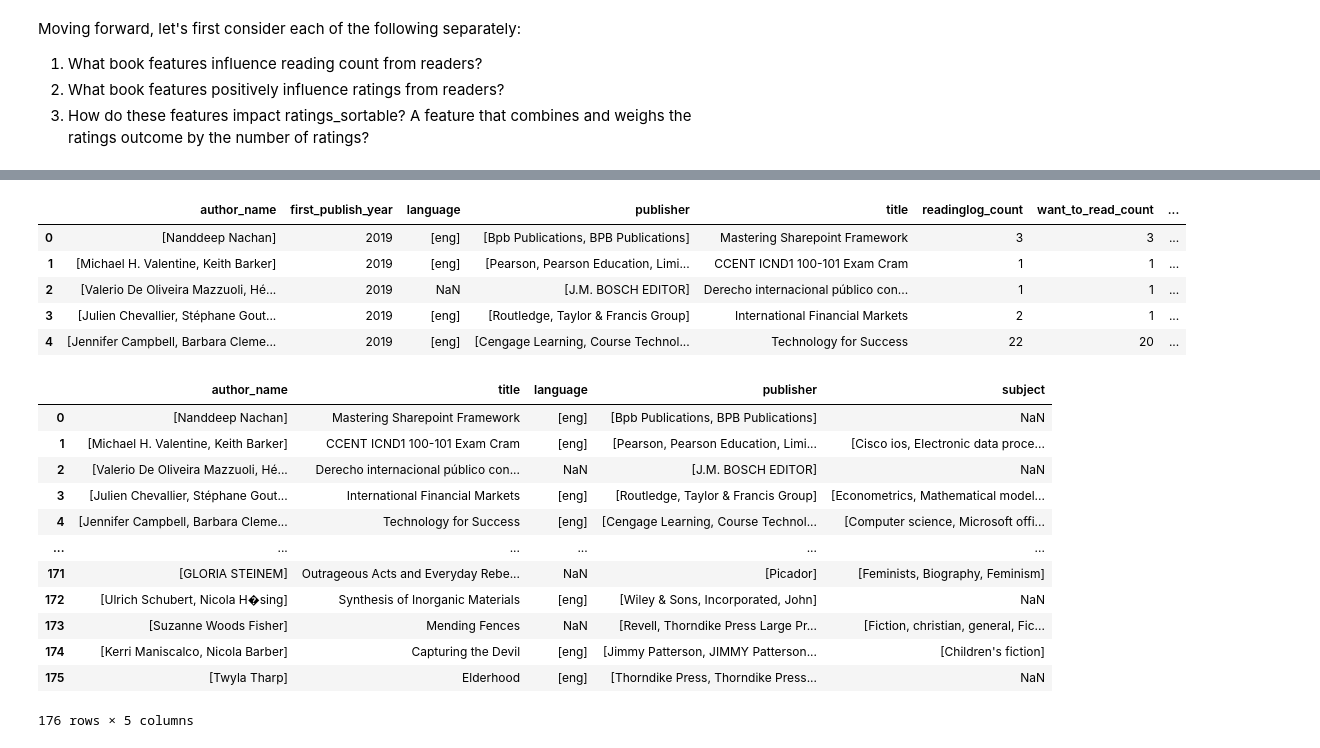
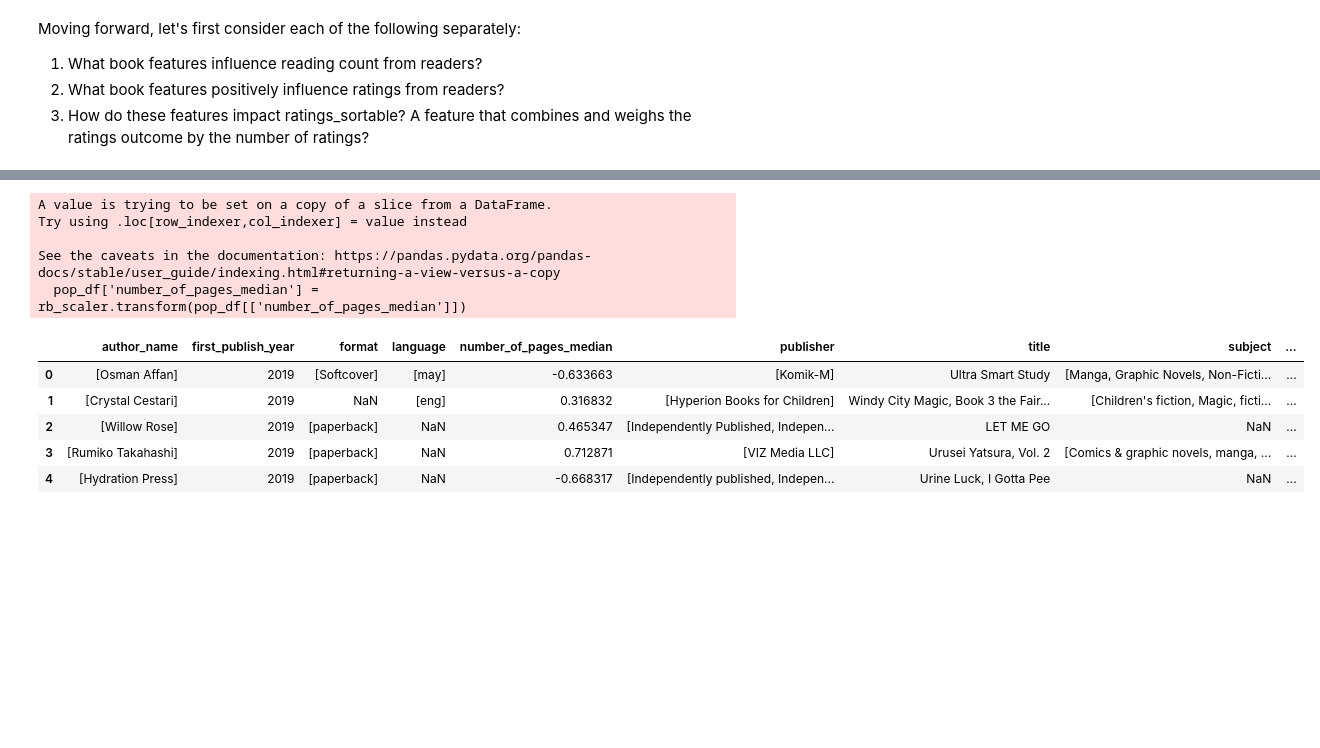
Before and after one commit to caitlinmac/openlib-data, a Jupyter notebook: dt_openlib2.ipynb, the cells around one changed output, grey strips where cells are left out. Saved outputs shown, nothing was run; the diff lists cells and outputs as text; code cells hidden in the pictures; blank space fills up the shorter version.

```diff
--- a/dt_openlib2.ipynb
+++ b/dt_openlib2.ipynb
@@ -24,8 +24,8 @@ from luqum.parser import parser
 from luqum.pretty import prettify
 from luqum.tree import Word, Range
 
-# Create a query for books first published in 2019 and with readinglog_count > 0
-query = parser.parse('first_publish_year:2019 AND readinglog_count:[1 TO *]')
+# Create a query for books first published in 2019 and with readinglog_count > 0 and with median number of pages between 1 and 4000[*]
+query = parser.parse('first_publish_year:2019 AND readinglog_count:[1 TO *] AND number_of_pages_median:[1 TO 4000]')
 
 # Convert the query to a Solr query string
 solr_query = prettify(query)
@@ -47,7 +51,7 @@ params = {
     'q': solr_query,
     'sort': 'random',
     'fields': 'first_publish_year,title,author_name,language,number_of_pages_median,publisher,format,subject,ratings_average,ratings_sortable,ratings_count,readinglog_count,want_to_read_count,currently_reading_count,already_read_count,first_sentence',
-    'limit': 1000  # Limit sample of results
+    'limit': 50000  # Limit sample of results
 }
 
 # Make the API call
@@ -60,6 +64,4 @@ if response.status_code == 200:
         #print(book)
 else:
     print(f"Error: {response.status_code}")
-
-data
 # %% [output]
@@ -261,6 +247,8 @@ Moving forward, let's first consider each of the following separately:
 1. What book features influence reading count from readers?
 2. What book features positively influence ratings from readers?
 3. How do these features impact ratings_sortable? A feature that combines and weighs the ratings outcome by the number of ratings?
+# %%
+pop_df = data_df[['author_name', 'first_publish_year','format','language','number_of_pages_median','publisher','title','subject','readinglog_count']]
 # %%
 # Target col is readinglog_count = y
 # Scale numerical features
@@ -316,47 +266,38 @@ sns.boxplot(data=data_df, x='log_no_pages_med');
 # %%
 from sklearn.preprocessing import RobustScaler
 
 # Step 0 - Instantiate Robust Scaler
 
 rb_scaler = RobustScaler()
 
 # Step 1 - Fit the scaler to the 'number_of_pages_median'
 # to "learn" the median value and the IQR
 
-rb_scaler.fit(data_df[['number_of_pages_median']])
+rb_scaler.fit(pop_df[['number_of_pages_median']])
 
 # Step 2 - Scale / Transform
 # to apply the transformation (value - median) / IQR for every house
 
 #data['GrLivArea'] = rb_scaler.transform(data[['GrLivArea']])
-data_df['number_of_pages_median'] = rb_scaler.transform(data_df[['number_of_pages_median']])
+pop_df['number_of_pages_median'] = rb_scaler.transform(pop_df[['number_of_pages_median']])
 
-data_df.head()
+pop_df.head()
 # %% [output]
+A value is trying to be set on a copy of a slice from a DataFrame.
+Try using .loc[row_indexer,col_indexer] = value instead
+
+See the caveats in the documentation: https://pandas.pydata.org/pandas-docs/stable/user_guide/indexing.html#returning-a-view-versus-a-copy
+  pop_df['number_of_pages_median'] = rb_scaler.transform(pop_df[['number_of_pages_median']])
-|  | author_name | first_publish_year | language | publisher | title | readinglog_count | want_to_read_count | ... |
-| 0 | [Nanddeep Nachan] | 2019 | [eng] | [Bpb Publications, BPB Publications] | Mastering Sharepoint Framework | 3 | 3 | ... |
-| 1 | [Michael H. Valentine, Keith Barker] | 2019 | [eng] | [Pearson, Pearson Education, Limi... | CCENT ICND1 100-101 Exam Cram | 1 | 1 | ... |
-| 2 | [Valerio De Oliveira Mazzuoli, Hé... | 2019 | NaN | [J.M. BOSCH EDITOR] | Derecho internacional público con... | 1 | 1 | ... |
-| 3 | [Julien Chevallier, Stéphane Gout... | 2019 | [eng] | [Routledge, Taylor & Francis Group] | International Financial Markets | 2 | 1 | ... |
-| 4 | [Jennifer Campbell, Barbara Cleme... | 2019 | [eng] | [Cengage Learning, Course Technol... | Technology for Success | 22 | 20 | ... |
+|  | author_name | first_publish_year | format | language | number_of_pages_median | publisher | title | subject | ... |
+| 0 | [Osman Affan] | 2019 | [Softcover] | [may] | -0.633663 | [Komik-M] | Ultra Smart Study | [Manga, Graphic Novels, Non-Ficti... | ... |
+| 1 | [Crystal Cestari] | 2019 | NaN | [eng] | 0.316832 | [Hyperion Books for Children] | Windy City Magic, Book 3 the Fair... | [Children's fiction, Magic, ficti... | ... |
+| 2 | [Willow Rose] | 2019 | [paperback] | NaN | 0.465347 | [Independently Published, Indepen... | LET ME GO | NaN | ... |
+| 3 | [Rumiko Takahashi] | 2019 | [paperback] | NaN | 0.712871 | [VIZ Media LLC] | Urusei Yatsura, Vol. 2 | [Comics & graphic novels, manga, ... | ... |
+| 4 | [Hydration Press] | 2019 | [paperback] | NaN | -0.668317 | [Independently published, Indepen... | Urine Luck, I Gotta Pee | NaN | ... |
 # %%
 # Categorical columns
-x = data_df[['author_name', 'title', 'language', 'publisher', 'subject']]
-y = data_df[['readinglog_count']]
+x = pop_df[['author_name', 'title', 'language', 'publisher', 'subject']]
+y = pop_df[['readinglog_count']]
-# %% [output]
-|  | author_name | title | language | publisher | subject |
-| 0 | [Nanddeep Nachan] | Mastering Sharepoint Framework | [eng] | [Bpb Publications, BPB Publications] | NaN |
-| 1 | [Michael H. Valentine, Keith Barker] | CCENT ICND1 100-101 Exam Cram | [eng] | [Pearson, Pearson Education, Limi... | [Cisco ios, Electronic data proce... |
-| 2 | [Valerio De Oliveira Mazzuoli, Hé... | Derecho internacional público con... | NaN | [J.M. BOSCH EDITOR] | NaN |
-| 3 | [Julien Chevallier, Stéphane Gout... | International Financial Markets | [eng] | [Routledge, Taylor & Francis Group] | [Econometrics, Mathematical model... |
-| 4 | [Jennifer Campbell, Barbara Cleme... | Technology for Success | [eng] | [Cengage Learning, Course Technol... | [Computer science, Microsoft offi... |
-| ... | ... | ... | ... | ... | ... |
-| 171 | [GLORIA STEINEM] | Outrageous Acts and Everyday Rebe... | NaN | [Picador] | [Feminists, Biography, Feminism] |
-| 172 | [Ulrich Schubert, Nicola H�sing] | Synthesis of Inorganic Materials | [eng] | [Wiley & Sons, Incorporated, John] | NaN |
-| 173 | [Suzanne Woods Fisher] | Mending Fences | NaN | [Revell, Thorndike Press Large Pr... | [Fiction, christian, general, Fic... |
-| 174 | [Kerri Maniscalco, Nicola Barber] | Capturing the Devil | [eng] | [Jimmy Patterson, JIMMY Patterson... | [Children's fiction] |
-| 175 | [Twyla Tharp] | Elderhood | [eng] | [Thorndike Press, Thorndike Press... | NaN |
-176 rows × 5 columns
 # %%
 # Enrich language column to reduce amnt of NaN
 
```
Also changed, not shown: parts of 36 cells of this notebook, 1 other file.
